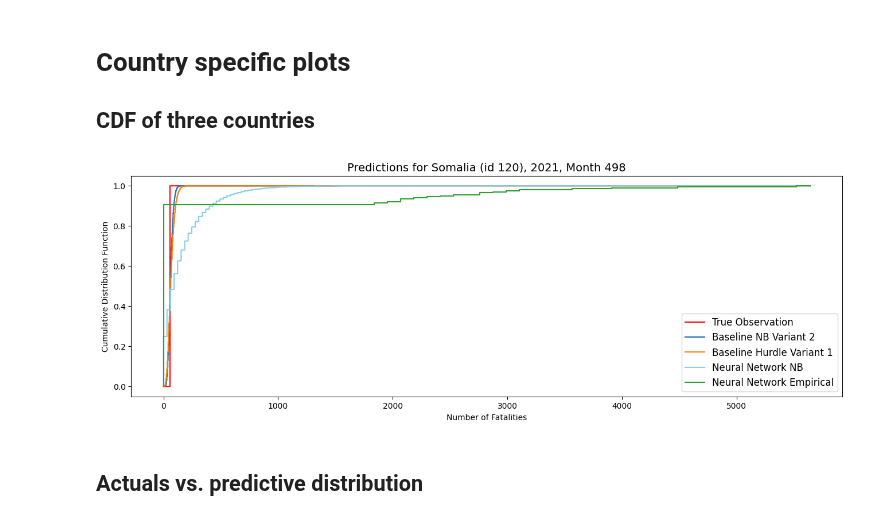
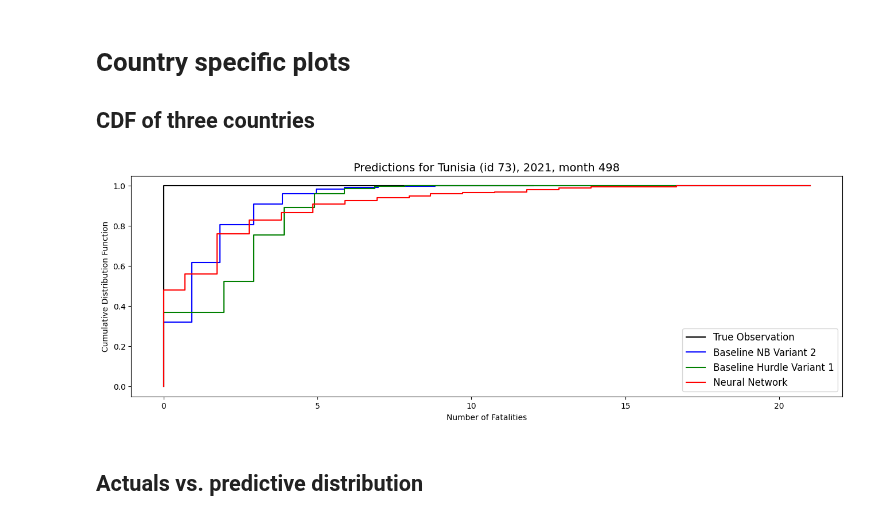
Before and after one commit to toboden/ConflictPredProbabilistic, a Jupyter notebook: plots_model_comp/prediction_plots.ipynb, the cells around one changed output. Saved outputs shown, nothing was run; the diff lists cells and outputs as text; code cells hidden in the pictures.

```diff
--- a/plots_model_comp/prediction_plots.ipynb
+++ b/plots_model_comp/prediction_plots.ipynb
@@ -222,7 +222,7 @@ for year in actual_years:
 # %%
 #------------------------------------
 prediction_year = '2021' # 2019, 2020, 2021
-country_to_plot = 60 # 73 50 120
+country_to_plot = 73 # 73 50 120
 s = 8 #8
 #------------------------------------
 dataset_index = actual_years.index(prediction_year)
@@ -332,7 +332,7 @@ num_ones = len(above_max)
 y_hurdle = np.concatenate((y_hurdle , np.array([1]*num_ones)))
 
 ## neural net negative binomial-----------------------------------------------------------------------
-nn_negbin_data = prediction_data_list[dataset_index]['NNNegBin']
+""" nn_negbin_data = prediction_data_list[dataset_index]['NNNegBin']
 empirical_distribution_NNNegBin = nn_negbin_data.loc[(prediction_month,country_to_plot),:].values.flatten()
 empirical_distribution_NNNegBin = np.sort(empirical_distribution_NNNegBin)
 
@@ -349,59 +349,59 @@ y_nn_negbin = np.concatenate((np.array([0]*num_zeros), y_nn_negbin))
 
 ## make sure that (0,0) is included
 x_nn_negbin = np.concatenate((np.array([0]), x_nn_negbin))
-y_nn_negbin = np.concatenate((np.array([0]), y_nn_negbin))
+y_nn_negbin = np.concatenate((np.array([0]), y_nn_negbin)) """
 
 """ if y_true < max(sample):
     max_value = max(sample) + 5
 else:
     max_value = int(y_true) + 5 """
 
-max_value = max_for_all
+""" max_value = max_for_all
 
 above_max = np.array(range(max(sample)+1, max_value))
 x_nn_negbin = np.concatenate((x_nn_negbin, above_max))
 num_ones = len(above_max)
-y_nn_negbin = np.concatenate((y_nn_negbin , np.array([1]*num_ones)))
+y_nn_negbin = np.concatenate((y_nn_negbin , np.array([1]*num_ones))) """
 
 ## acutal distribution------------------------------------------------------------
 sample_true = int(y_true)
 x_acutal = np.array([y_true])
 y_acutal = np.array([1])
 
 below_min = np.array(range(0, sample_true))
 x_acutal = np.concatenate((below_min, x_acutal))
 num_zeros = len(below_min)
 y_acutal = np.concatenate((np.array([0]*num_zeros), y_acutal))
 
 ## make sure that (0,0) is included
 x_acutal = np.concatenate((np.array([0]), x_acutal))
 y_acutal = np.concatenate((np.array([0]), y_acutal))
 
 if y_true < max(sample):
     max_value = max(sample) + 5
 else:
     max_value = int(y_true) + 5
 above_max = np.array(range(sample_true+1, max_value))
 x_acutal = np.concatenate((x_acutal, above_max))
 num_ones = len(above_max)
 y_acutal = np.concatenate((y_acutal , np.array([1]*num_ones)))
 
 plt.figure(figsize=(16, 5))
 
-plt.step(x_acutal, y_acutal, color='red')
-plt.step(x_nb, y_nb)
-plt.step(x_hurdle, y_hurdle)
-plt.step(x_nn_negbin, y_nn_negbin, color='skyblue')
-plt.step(x_nn, y_nn)
+plt.step(x_acutal, y_acutal, color='black')
+plt.step(x_nb, y_nb, color='blue')
+plt.step(x_hurdle, y_hurdle, color='green')
+#plt.step(x_nn_negbin, y_nn_negbin, color='skyblue')
+plt.step(x_nn, y_nn, color='red')
 plt.xlabel('Number of Fatalities')
 plt.ylabel('Cumulative Distribution Function')
-#plt.title('Predictions for Tunisia (id 73), 2021, month ' + str(prediction_month), fontsize=14, y=1)
+plt.title('Predictions for Tunisia (id 73), 2021, month ' + str(prediction_month), fontsize=14, y=1)
 #plt.title('Predictions for Mali (id 50), 2021, month ' + str(prediction_month), fontsize=14, y=1)
-plt.title('Predictions for Somalia (id 120), 2021, Month ' + str(prediction_month), fontsize=14, y=1)
-plt.legend(loc='lower right', labels=['True Observation', 'Baseline NB Variant 2', 'Baseline Hurdle Variant 1', 'Neural Network NB', 'Neural Network Empirical'], fontsize=12)
+#plt.title('Predictions for Somalia (id 120), 2021, Month ' + str(prediction_month), fontsize=14, y=1)
+plt.legend(loc='lower right', labels=['True Observation', 'Baseline NB Variant 2', 'Baseline Hurdle Variant 1', 'Neural Network'], fontsize=12)
 plt.show()
 # %% [output]
-[figure, old version]
+[figure, new version]
 # %% [markdown]
 ## Actuals vs. predictive distribution
 # %%
```
Also changed, not shown: parts of 16 cells of this notebook, 2 other files.
